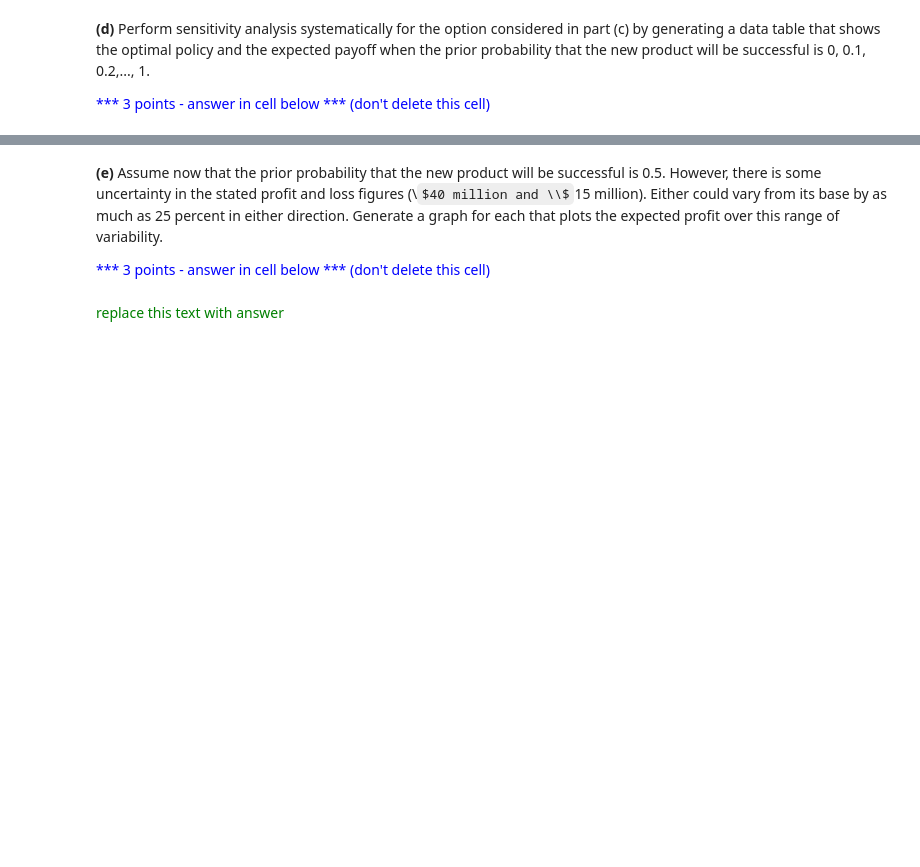
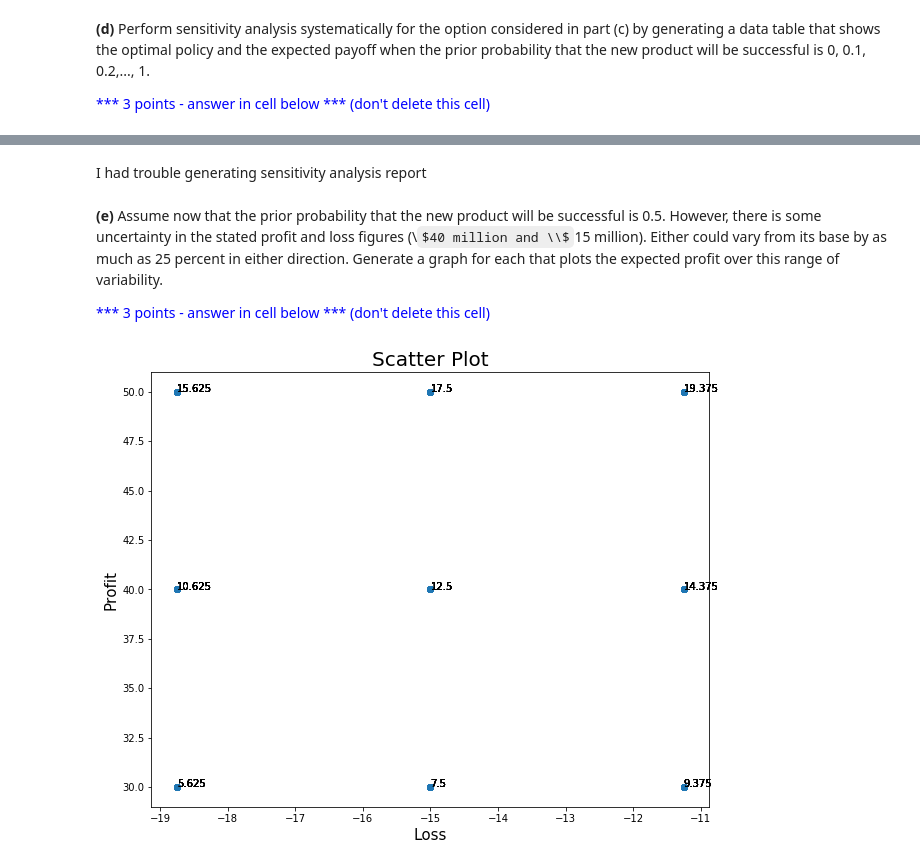
Before and after one commit to seanwhyland/DS775, a Jupyter notebook: lesson_9/Lesson 09 Homework - Decision Analysis/Homework_09.ipynb, the cells around one changed output, grey strips where cells are left out. Cells and saved outputs as stored; diff of their text form; code cells hidden in the pictures; some formulas as TeX source; blank space fills up the shorter version.

```diff
--- a/lesson_9/Lesson 09 Homework - Decision Analysis/Homework_09.ipynb
+++ b/lesson_9/Lesson 09 Homework - Decision Analysis/Homework_09.ipynb
@@ -337,0 +345,3 @@ replace this text with answer
+# %%
+bayes_max = (40*.5)+(-15*.5)
+bayes_max
@@ -363,8 +386,37 @@ replace this text with answer
+# %% [markdown]
+I had trouble generating sensitivity analysis report
 # %% [markdown]
 **(e)** Assume now that the prior probability that the new product will be successful is 0.5. However, there is some uncertainty in the stated profit and loss figures (\\$40 million and \\$15 million). Either could vary from its base by as much as 25 percent in either direction. Generate a graph for each that plots the expected profit over this range of variability.
 
 <font color = "blue"> *** 3 points -  answer in cell below *** (don't delete this cell) </font>
-# %% [markdown]
-<font color = "green">
-replace this text with answer
-</font>
+# %%
+import numpy as np
+import matplotlib.pyplot as plt
+
+%matplotlib inline
+
+profit_vals = [40*.75,40,40*1.25]*3
+loss_vals = sorted([-15*.75,-15,-15*1.25]*3)
+# bl = {}
+bl = {"x":[], "y":[], "label":[]}
+
+for p in profit_vals:
+    for l in loss_vals:
+        bayes_max = (p*.5)+(l*.5)
+        bl['x'].append(l)
+        bl['y'].append(p)
+        bl['label'].append(bayes_max)
+
+
+# display scatter plot data
+plt.figure(figsize=(10,8))
+plt.title('Scatter Plot', fontsize=20)
+plt.xlabel('Loss', fontsize=15)
+plt.ylabel('Profit', fontsize=15)
+plt.scatter(bl["x"], bl["y"], marker = 'o')
+
+# add labels
+for label, x, y in zip(bl["label"], bl["x"], bl["y"]):
+    plt.annotate(label, xy = (x, y))
+# %% [output]
+[figure, added]
```
Also changed, not shown: parts of 11 cells of this notebook, 13 other files.
